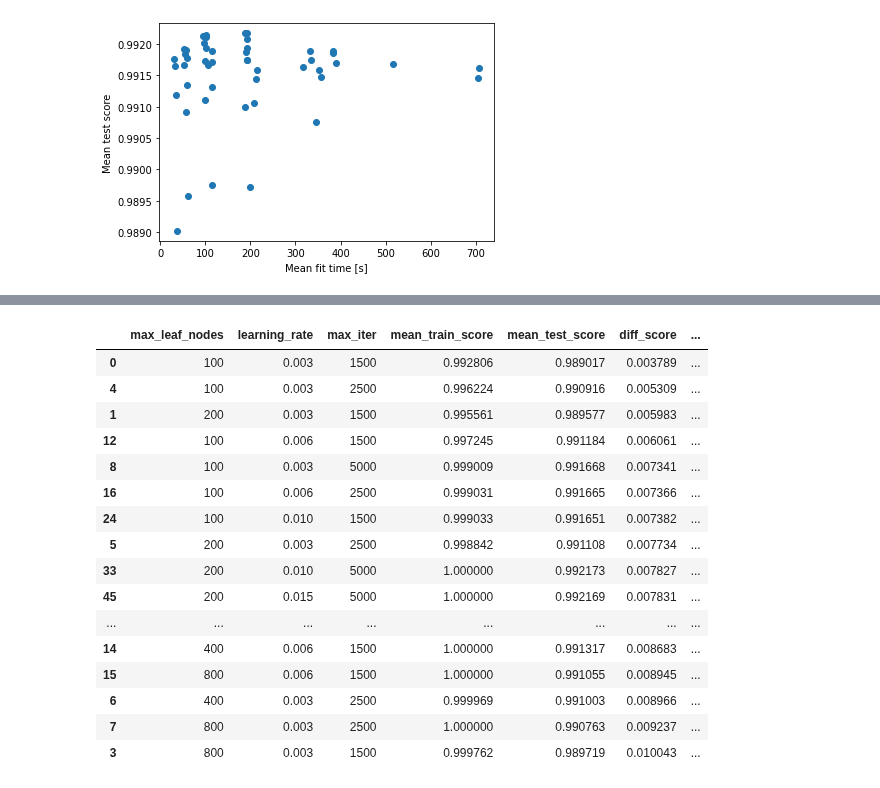
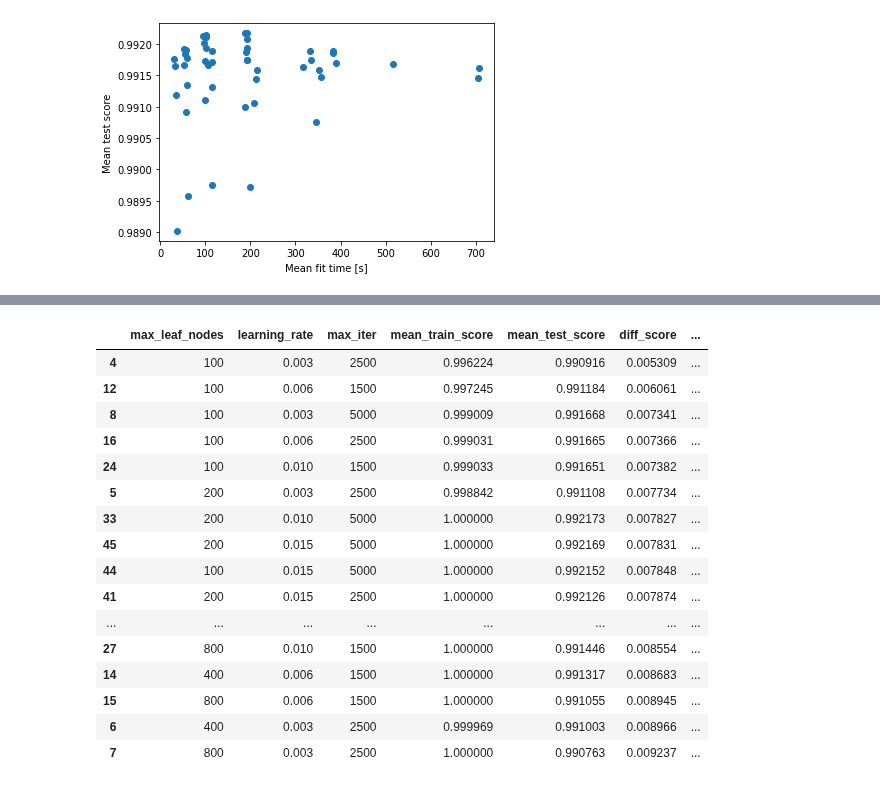
Before and after one commit to alatios/lb2jpsil_classifier-studies, a Jupyter notebook: 20_HBDT/23_hyperparameter_optimization.ipynb, the cells around one changed output, grey strips where cells are left out. Cells and saved outputs as stored; diff of their text form; code cells hidden in the pictures.

```diff
--- a/20_HBDT/23_hyperparameter_optimization.ipynb
+++ b/20_HBDT/23_hyperparameter_optimization.ipynb
@@ -165,12 +189,10 @@ columns_to_show = [
     'std_test_score', 'mean_fit_time'
 ]
 # %%
-sort_results_by('diff_score', columns_to_show, test_score_threshold=0.83)
+sort_results_by('diff_score', columns_to_show, test_score_threshold=0.99)
 # %% [output]
 |  | max_leaf_nodes | learning_rate | max_iter | mean_train_score | mean_test_score | diff_score | ... |
-| 0 | 100 | 0.003 | 1500 | 0.992806 | 0.989017 | 0.003789 | ... |
 | 4 | 100 | 0.003 | 2500 | 0.996224 | 0.990916 | 0.005309 | ... |
-| 1 | 200 | 0.003 | 1500 | 0.995561 | 0.989577 | 0.005983 | ... |
 | 12 | 100 | 0.006 | 1500 | 0.997245 | 0.991184 | 0.006061 | ... |
 | 8 | 100 | 0.003 | 5000 | 0.999009 | 0.991668 | 0.007341 | ... |
 | 16 | 100 | 0.006 | 2500 | 0.999031 | 0.991665 | 0.007366 | ... |
@@ -178,9 +200,11 @@ sort_results_by('diff_score', columns_to_show, test_score_threshold=0.83)
 | 5 | 200 | 0.003 | 2500 | 0.998842 | 0.991108 | 0.007734 | ... |
 | 33 | 200 | 0.010 | 5000 | 1.000000 | 0.992173 | 0.007827 | ... |
 | 45 | 200 | 0.015 | 5000 | 1.000000 | 0.992169 | 0.007831 | ... |
+| 44 | 100 | 0.015 | 5000 | 1.000000 | 0.992152 | 0.007848 | ... |
+| 41 | 200 | 0.015 | 2500 | 1.000000 | 0.992126 | 0.007874 | ... |
 | ... | ... | ... | ... | ... | ... | ... | ... |
+| 27 | 800 | 0.010 | 1500 | 1.000000 | 0.991446 | 0.008554 | ... |
 | 14 | 400 | 0.006 | 1500 | 1.000000 | 0.991317 | 0.008683 | ... |
 | 15 | 800 | 0.006 | 1500 | 1.000000 | 0.991055 | 0.008945 | ... |
 | 6 | 400 | 0.003 | 2500 | 0.999969 | 0.991003 | 0.008966 | ... |
 | 7 | 800 | 0.003 | 2500 | 1.000000 | 0.990763 | 0.009237 | ... |
-| 3 | 800 | 0.003 | 1500 | 0.999762 | 0.989719 | 0.010043 | ... |
```
Also changed, not shown: parts of 4 cells of this notebook, 1 other file.
